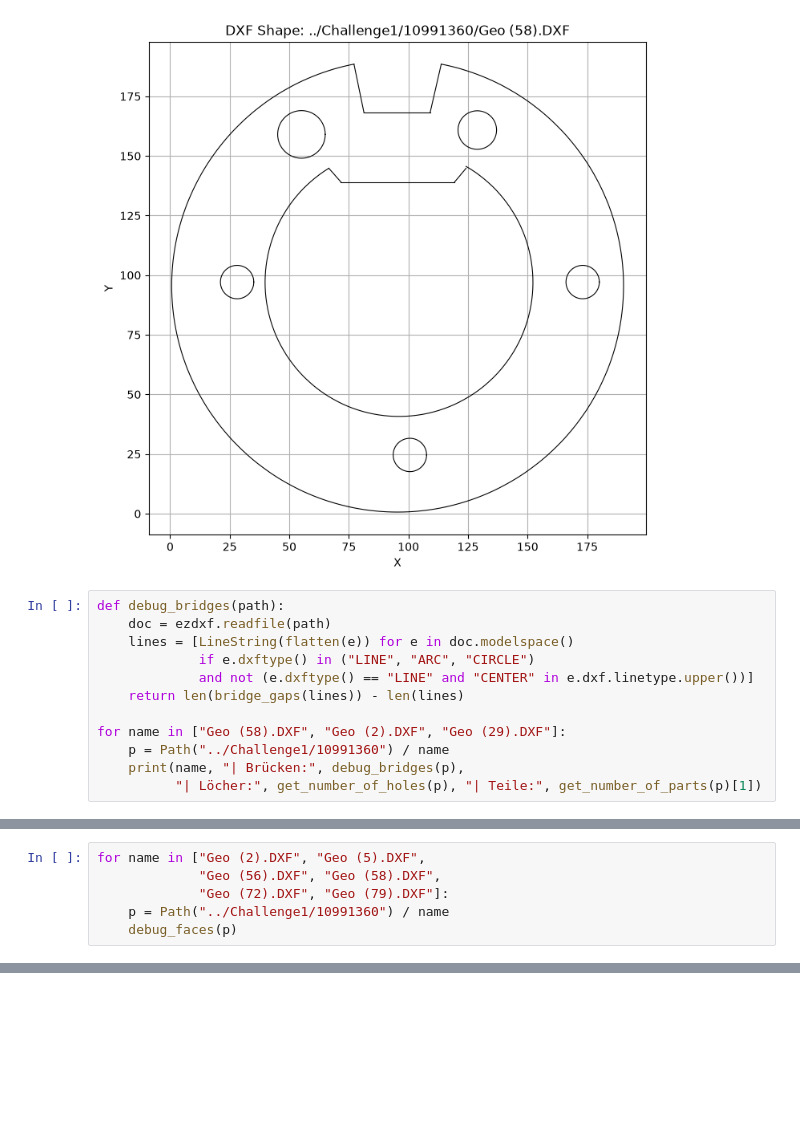
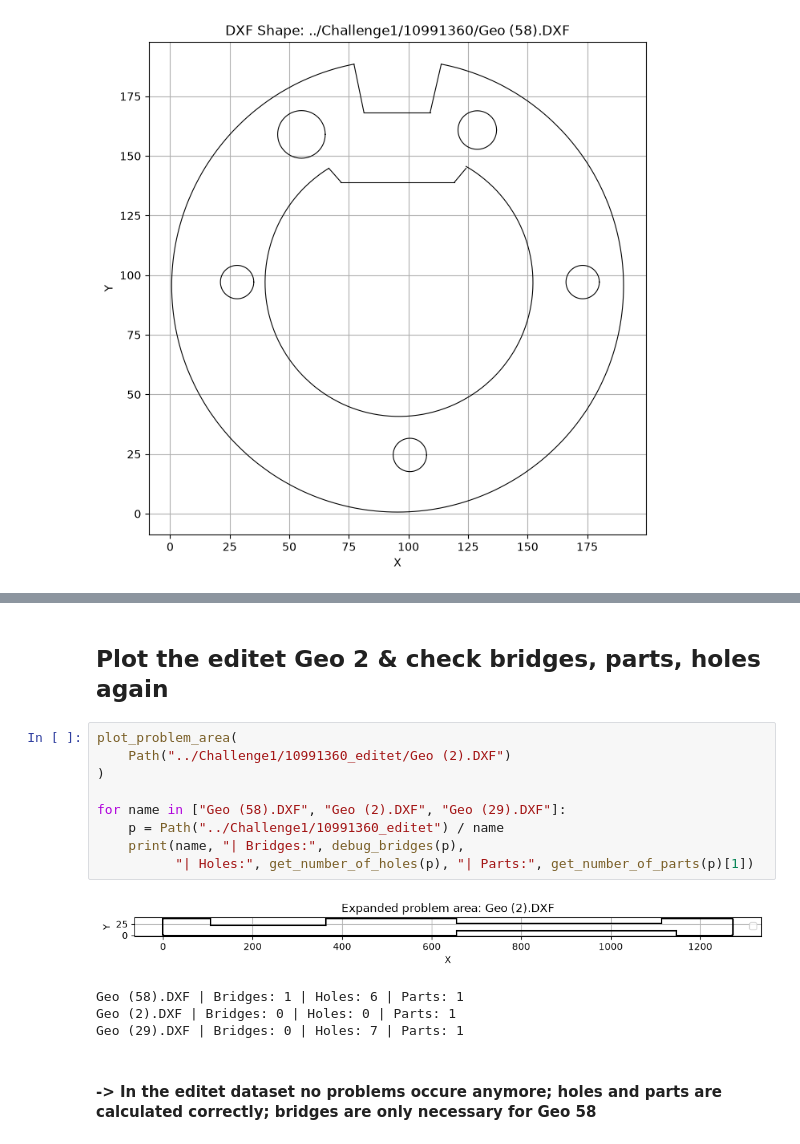
Before and after one commit to loruedel/Challenge1, a Jupyter notebook: DXF_Analysis.ipynb, the cells around one changed output, grey strips where cells are left out. Saved outputs shown, nothing was run; the diff lists cells and outputs as text; blank space fills up the shorter version.

```diff
--- a/DXF_Analysis.ipynb
+++ b/DXF_Analysis.ipynb
@@ -233,15 +248,3 @@ Geo (2).DXF Löcher: 0 [('LINE', 1273.0, -1.0, 1.4142), ('LINE', 1274.0, 0.0, 1.
 [figure]
 Geo (58).DXF Löcher: 6 [('ARC', 124.194, 145.612, 0.7821), ('LINE', 124.194, 144.83, 0.7821)]
 [figure]
-# %%
-def debug_bridges(path):
-    doc = ezdxf.readfile(path)
-    lines = [LineString(flatten(e)) for e in doc.modelspace()
-             if e.dxftype() in ("LINE", "ARC", "CIRCLE")
-             and not (e.dxftype() == "LINE" and "CENTER" in e.dxf.linetype.upper())]
-    return len(bridge_gaps(lines)) - len(lines)
-
-for name in ["Geo (58).DXF", "Geo (2).DXF", "Geo (29).DXF"]:
-    p = Path("../Challenge1/10991360") / name
-    print(name, "| Brücken:", debug_bridges(p),
-          "| Löcher:", get_number_of_holes(p), "| Teile:", get_number_of_parts(p)[1])
@@ -271,6 +250,0 @@ Geo (58).DXF {'exakt': 7, 'rauschen': 0, 'flächen': 6, 'größte_fläche': 2655
-# %%
-for name in ["Geo (2).DXF", "Geo (5).DXF",
-             "Geo (56).DXF", "Geo (58).DXF",
-             "Geo (72).DXF", "Geo (79).DXF"]:
-    p = Path("../Challenge1/10991360") / name
-    debug_faces(p)
@@ -391,0 +409,18 @@ plot_problem_area(
+# %% [markdown]
+## Plot the editet Geo 2 & check bridges, parts, holes again
+# %%
+plot_problem_area(
+    Path("../Challenge1/10991360_editet/Geo (2).DXF")
+)
+
+for name in ["Geo (58).DXF", "Geo (2).DXF", "Geo (29).DXF"]:
+    p = Path("../Challenge1/10991360_editet") / name
+    print(name, "| Bridges:", debug_bridges(p),
+          "| Holes:", get_number_of_holes(p), "| Parts:", get_number_of_parts(p)[1])
+# %% [output]
+[figure, added]
+Geo (58).DXF | Bridges: 1 | Holes: 6 | Parts: 1
+Geo (2).DXF | Bridges: 0 | Holes: 0 | Parts: 1
+Geo (29).DXF | Bridges: 0 | Holes: 7 | Parts: 1
+# %% [markdown]
+#### -> In the editet dataset no problems occure anymore; holes and parts are calculated correctly; bridges are only necessary for Geo 58
```
Also changed, not shown: parts of 20 cells of this notebook, 11 other files.
